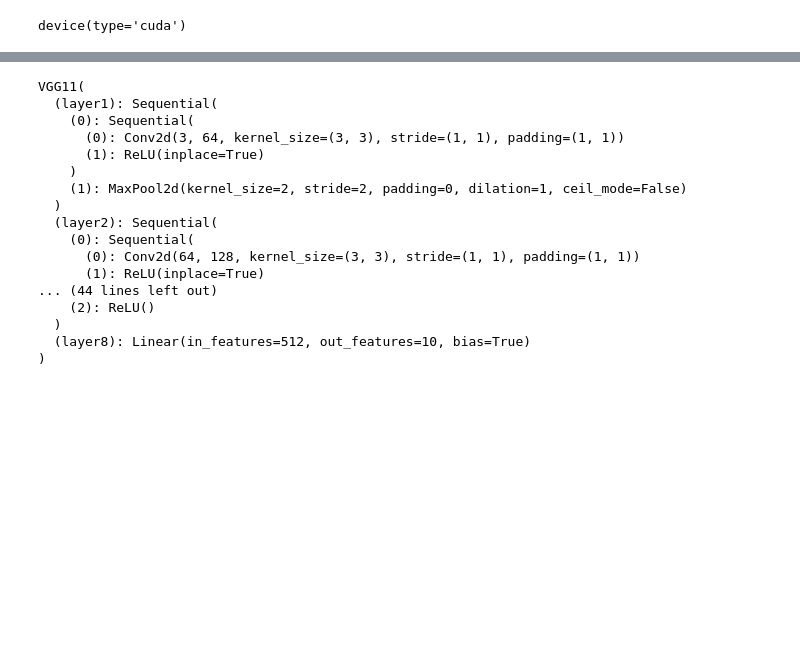
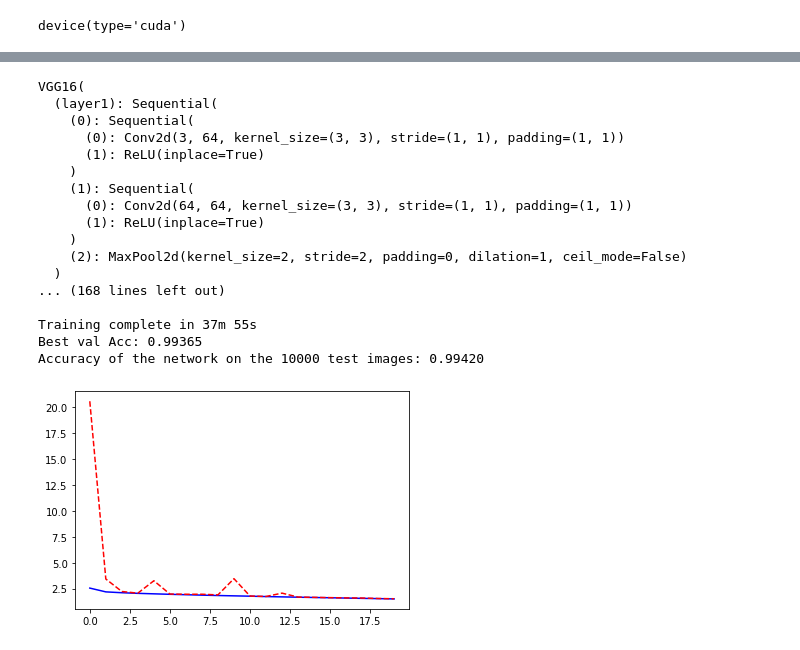
Before and after one commit to p2pc/optimchan, a Jupyter notebook: VGG Very Deep Convolutional Networks.ipynb, the cells around one changed output, grey strips where cells are left out. Drawn from its saved outputs; the diff is of its cells as text; code cells hidden in the pictures; blank space fills up the shorter version.

```diff
--- a/VGG Very Deep Convolutional Networks.ipynb
+++ b/VGG Very Deep Convolutional Networks.ipynb
@@ -103,7 +101,7 @@ def conv_layer_b(channel_input, channel_output):
 def conv_layer(channel_input, channel_output):
     layer = nn.Sequential(
         nn.Conv2d(channel_input, channel_output, kernel_size=3, padding=1),
-        nn.ReLU(inplace=True)
+        nn.ReLU(inplace=True),
     )
     return layer
 # %%
@@ -121,7 +119,7 @@ def vgg_full_connected_layer(size_input, size_output):
     layer = nn.Sequential(
         nn.Linear(size_input, size_output),
         nn.BatchNorm1d(size_output),
-        nn.ReLU()
+        nn.ReLU(),
     )
     return layer
 # %%
@@ -309,11 +307,11 @@ class VGG16(nn.Module):
         self.layer5 = vgg_conv_block(input_list=[512, 512, 512], output_list=[512, 512, 512])
 
         ## Full-Connected Layer
-        self.layer6 = vgg_full_connected_layer(size_input=512, size_output=512)
-        self.layer7 = vgg_full_connected_layer(size_input=512, size_output=512)
+        self.layer6 = vgg_full_connected_layer(size_input=512, size_output=4096)
+        self.layer7 = vgg_full_connected_layer(size_input=4096, size_output=4096)
 
         ## Final layer
-        self.layer8 = nn.Linear(512, n_classes)
+        self.layer8 = nn.Linear(4096, n_classes)
 
     def forward(self, x):
         x = self.layer1(x)
@@ -378,25 +376,4 @@ class VGG19(nn.Module):
         x = self.layer7(x)
         x = self.layer8(x)
         return x
-# %%
-model = VGG11(num_classes).to(device)
-model
-# %% [output]
-VGG11(
-  (layer1): Sequential(
-    (0): Sequential(
-      (0): Conv2d(3, 64, kernel_size=(3, 3), stride=(1, 1), padding=(1, 1))
-      (1): ReLU(inplace=True)
-    )
-    (1): MaxPool2d(kernel_size=2, stride=2, padding=0, dilation=1, ceil_mode=False)
-  )
-  (layer2): Sequential(
-    (0): Sequential(
-      (0): Conv2d(64, 128, kernel_size=(3, 3), stride=(1, 1), padding=(1, 1))
-      (1): ReLU(inplace=True)
-... (44 lines left out)
-    (2): ReLU()
-  )
-  (layer8): Linear(in_features=512, out_features=10, bias=True)
-)
 # %%
@@ -478,3 +486,42 @@ def train_val_model(model, criterion, optimizer, dataloaders, num_epochs=25,
     model.load_state_dict(best_model_wts)
 
     return model, losses, accuracies
+# %%
+dataloaders = dict(train=train_loader, val=valid_loader)
+criterion = torch.nn.CrossEntropyLoss()
+model = VGG16(num_classes).to(device)
+optimizer = torch.optim.SGD(model.parameters(), lr=0.01)
+print(model)
+print("Total number of parameters =", np.sum([np.prod(parameter.shape) for parameter in model.parameters()]))
+model, losses, accuracies = train_val_model(model, criterion, optimizer, dataloaders, num_epochs=20, log_interval=1)
+_ = plt.plot(losses['train'], '-b', losses['val'], '--r')
+with torch.no_grad():
+    correct = 0
+    total = 0
+    for images, labels in test_loader:
+        images = images.to(device)
+        labels = labels.to(device)
+        outputs = model(images)
+        _, predicted = torch.max(outputs.data, 1)
+        total += labels.size(0)
+        correct += (predicted == labels).sum().item()
+    print('Accuracy of the network on the 10000 test images: {:.5f} '.format(correct / total))
+# %% [output]
+VGG16(
+  (layer1): Sequential(
+    (0): Sequential(
+      (0): Conv2d(3, 64, kernel_size=(3, 3), stride=(1, 1), padding=(1, 1))
+      (1): ReLU(inplace=True)
+    )
+    (1): Sequential(
+      (0): Conv2d(64, 64, kernel_size=(3, 3), stride=(1, 1), padding=(1, 1))
+      (1): ReLU(inplace=True)
+    )
+    (2): MaxPool2d(kernel_size=2, stride=2, padding=0, dilation=1, ceil_mode=False)
+  )
+... (168 lines left out)
+
+Training complete in 37m 55s
+Best val Acc: 0.99365
+Accuracy of the network on the 10000 test images: 0.99420
+[figure, added]
```
Also changed, not shown: parts of 15 cells of this notebook, 7 other files.
